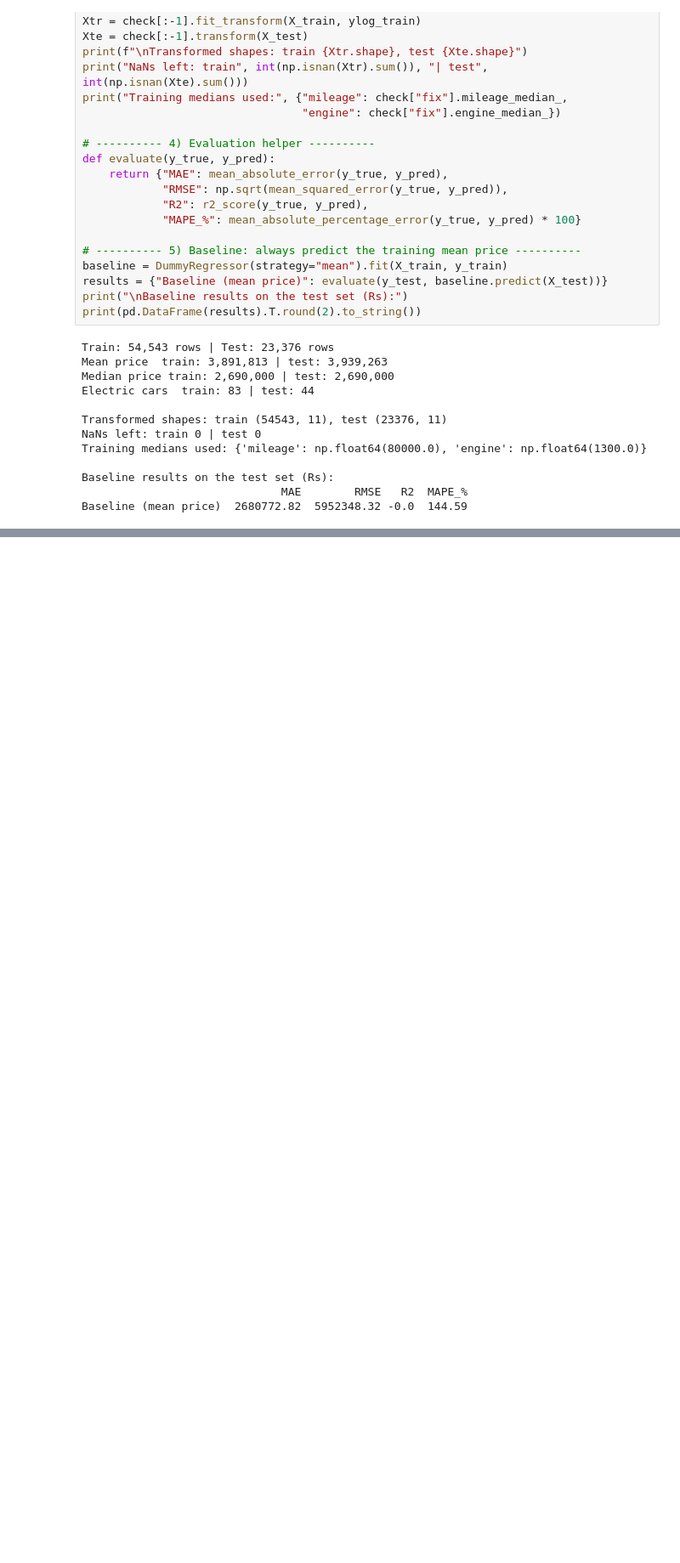
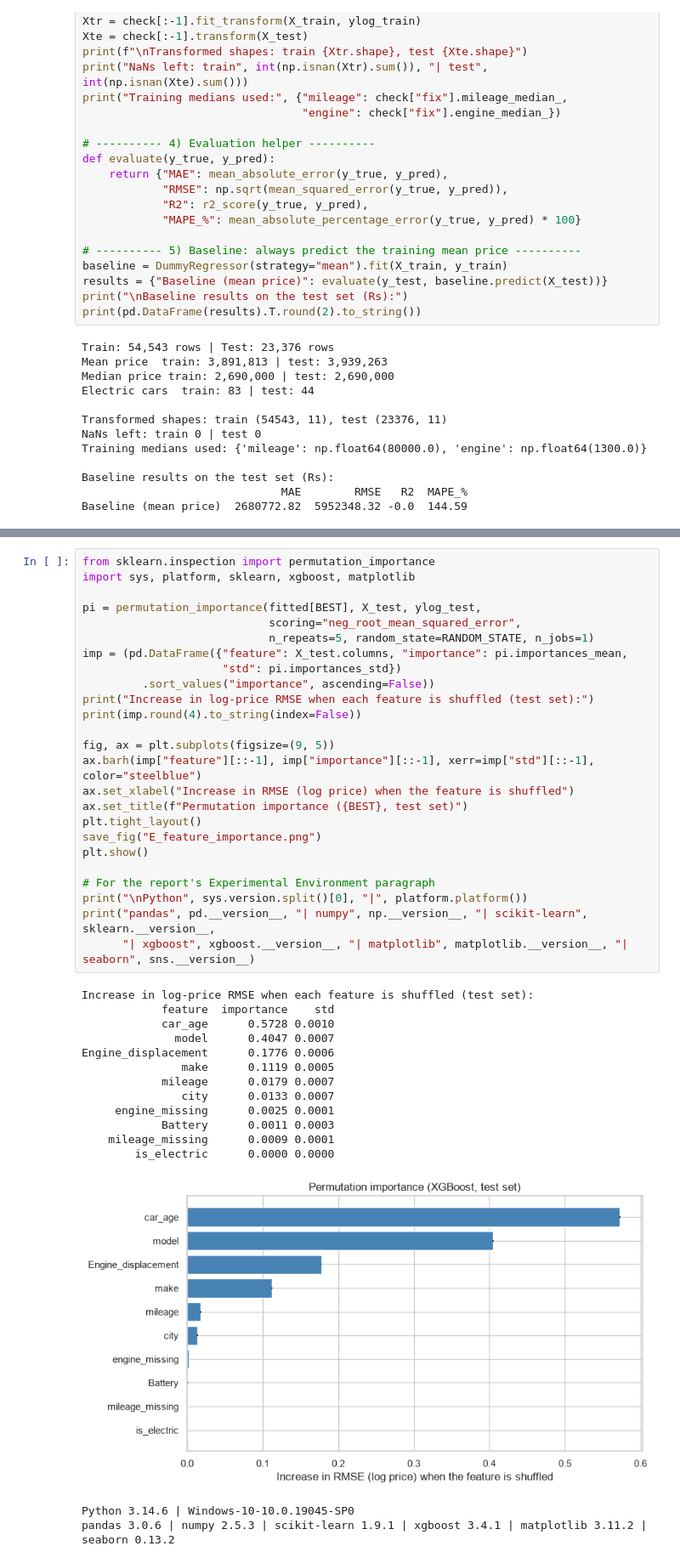
Before and after one commit to Abdullah-Farooq292/IML-used-car-price-prediction-Pakistan, a Jupyter notebook: Code/ML_Project.ipynb, the cells around one changed output, grey strips where cells are left out. Shown at 85% size. Drawn from its saved outputs; the diff is of its cells as text; blank space fills up the shorter version.

```diff
--- a/Code/ML_Project.ipynb
+++ b/Code/ML_Project.ipynb
@@ -1159,0 +1436,41 @@ Baseline (mean price)  2680772.82  5952348.32 -0.0  144.59
+# %%
+from sklearn.inspection import permutation_importance
+import sys, platform, sklearn, xgboost, matplotlib
+
+pi = permutation_importance(fitted[BEST], X_test, ylog_test,
+                            scoring="neg_root_mean_squared_error",
+                            n_repeats=5, random_state=RANDOM_STATE, n_jobs=1)
+imp = (pd.DataFrame({"feature": X_test.columns, "importance": pi.importances_mean,
+                     "std": pi.importances_std})
+         .sort_values("importance", ascending=False))
+print("Increase in log-price RMSE when each feature is shuffled (test set):")
+print(imp.round(4).to_string(index=False))
+
+fig, ax = plt.subplots(figsize=(9, 5))
+ax.barh(imp["feature"][::-1], imp["importance"][::-1], xerr=imp["std"][::-1], color="steelblue")
+ax.set_xlabel("Increase in RMSE (log price) when the feature is shuffled")
+ax.set_title(f"Permutation importance ({BEST}, test set)")
+plt.tight_layout()
+save_fig("E_feature_importance.png")
+plt.show()
+
+# For the report's Experimental Environment paragraph
+print("\nPython", sys.version.split()[0], "|", platform.platform())
+print("pandas", pd.__version__, "| numpy", np.__version__, "| scikit-learn", sklearn.__version__,
+      "| xgboost", xgboost.__version__, "| matplotlib", matplotlib.__version__, "| seaborn", sns.__version__)
+# %% [output]
+Increase in log-price RMSE when each feature is shuffled (test set):
+            feature  importance    std
+            car_age      0.5728 0.0010
+              model      0.4047 0.0007
+Engine_displacement      0.1776 0.0006
+               make      0.1119 0.0005
+            mileage      0.0179 0.0007
+               city      0.0133 0.0007
+     engine_missing      0.0025 0.0001
+            Battery      0.0011 0.0003
+    mileage_missing      0.0009 0.0001
+        is_electric      0.0000 0.0000
+[figure, added]
+Python 3.14.6 | Windows-10-10.0.19045-SP0
+pandas 3.0.6 | numpy 2.5.3 | scikit-learn 1.9.1 | xgboost 3.4.1 | matplotlib 3.11.2 | seaborn 0.13.2
```
Also changed, not shown: parts of 9 cells of this notebook, 6 other files.
